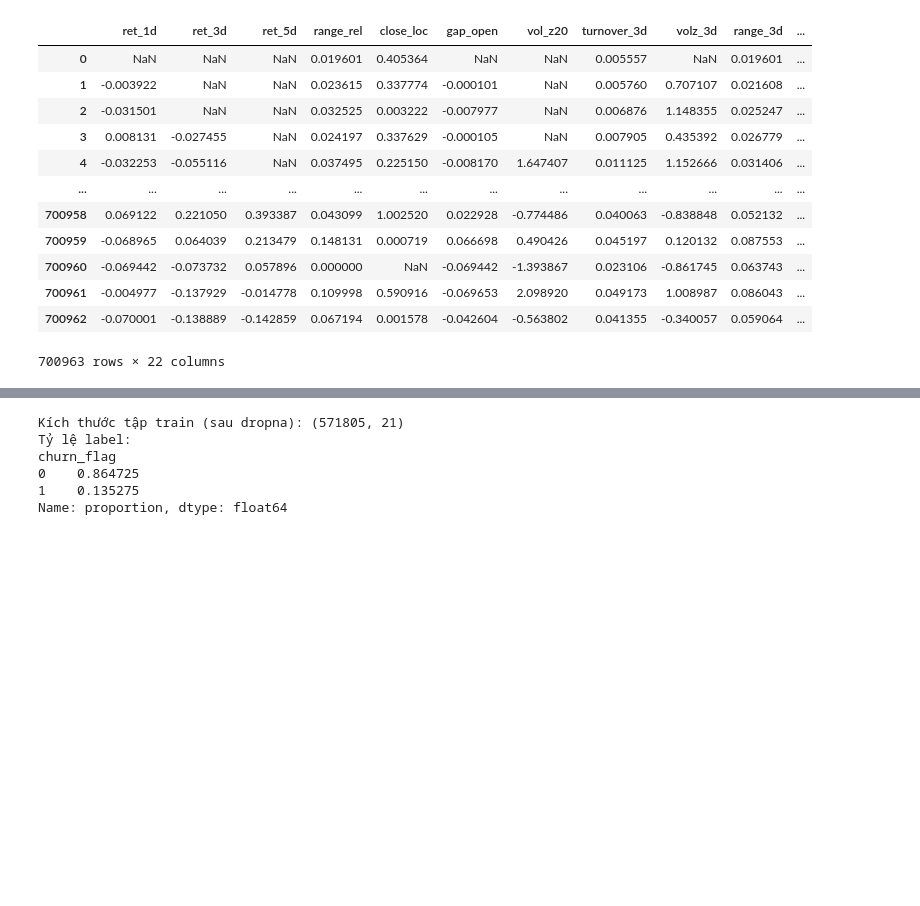
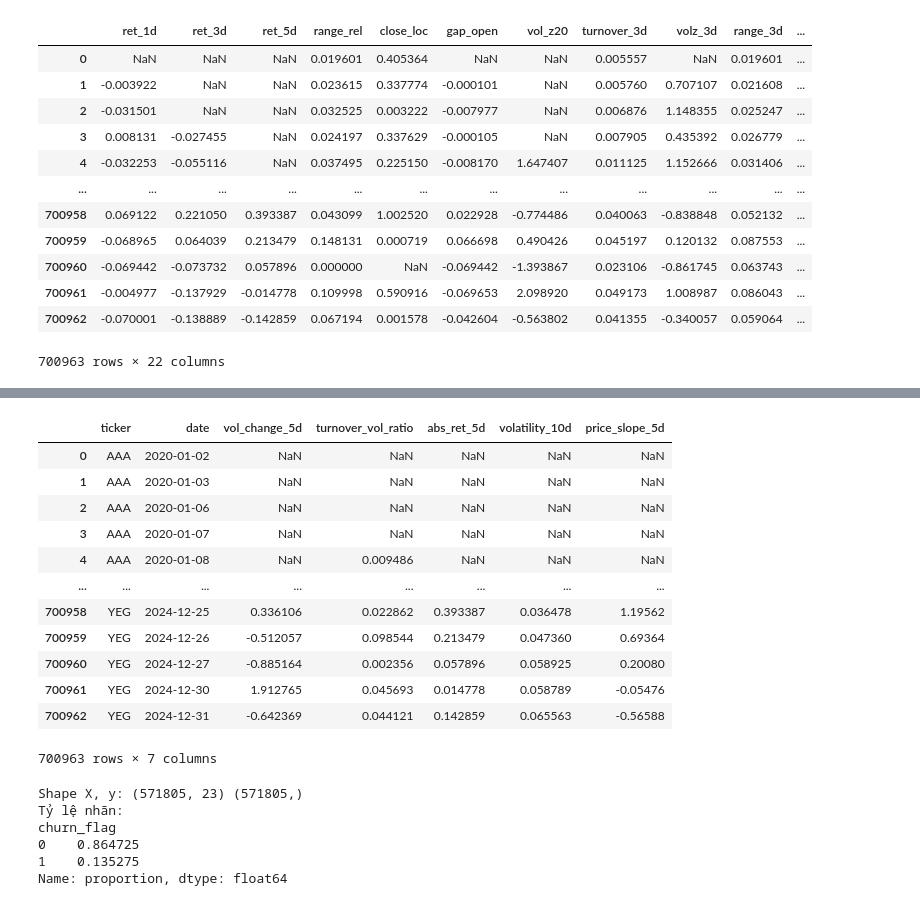
Before and after one commit to LeLongFintech/GULLIVER, a Jupyter notebook: training_model/machine_learning_model.ipynb, the cells around one changed output, grey strips where cells are left out. Drawn from its saved outputs; the diff is of its cells as text; code cells hidden in the pictures; blank space fills up the shorter version.

```diff
--- a/training_model/machine_learning_model.ipynb
+++ b/training_model/machine_learning_model.ipynb
@@ -187,27 +309,77 @@ data[feature_check]
+# %%
+data = data.sort_values(["ticker", "date"]).reset_index(drop=True)
+
+g = data.groupby("ticker", group_keys=False)
+
+# 1) Tốc độ thay đổi khối lượng trong 5 ngày
+data["vol_change_5d"] = g["volume"].transform(
+    lambda x: (x / x.shift(5)) - 1
+)
+
+# 2) Tỷ lệ giữa thanh khoản và độ “bất thường” khối lượng
+data["turnover_vol_ratio"] = data["turnover"] / (data["vol_z20"].abs() + 1e-6)
+
+# 3) Biên độ giá tuyệt đối 5 ngày (độ “mạnh” của biến động)
+data["abs_ret_5d"] = data["ret_5d"].abs()
+
+# 4) Độ biến động 10 ngày (rolling std của ret_1d)
+data["volatility_10d"] = g["ret_1d"].transform(
+    lambda x: x.rolling(10, min_periods=5).std()
+)
+
+# 5) Xu hướng giá 5 ngày (price slope)
+data["price_slope_5d"] = g["close"].transform(
+    lambda x: (x - x.shift(5)) / 5
+)
+
+data[["ticker","date","vol_change_5d","turnover_vol_ratio",
+      "abs_ret_5d","volatility_10d","price_slope_5d"]]
+# %% [output]
+|  | ticker | date | vol_change_5d | turnover_vol_ratio | abs_ret_5d | volatility_10d | price_slope_5d |
+| 0 | AAA | 2020-01-02 | NaN | NaN | NaN | NaN | NaN |
+| 1 | AAA | 2020-01-03 | NaN | NaN | NaN | NaN | NaN |
+| 2 | AAA | 2020-01-06 | NaN | NaN | NaN | NaN | NaN |
+| 3 | AAA | 2020-01-07 | NaN | NaN | NaN | NaN | NaN |
+| 4 | AAA | 2020-01-08 | NaN | 0.009486 | NaN | NaN | NaN |
+| ... | ... | ... | ... | ... | ... | ... | ... |
+| 700958 | YEG | 2024-12-25 | 0.336106 | 0.022862 | 0.393387 | 0.036478 | 1.19562 |
+| 700959 | YEG | 2024-12-26 | -0.512057 | 0.098544 | 0.213479 | 0.047360 | 0.69364 |
+| 700960 | YEG | 2024-12-27 | -0.885164 | 0.002356 | 0.057896 | 0.058925 | 0.20080 |
+| 700961 | YEG | 2024-12-30 | 1.912765 | 0.045693 | 0.014778 | 0.058789 | -0.05476 |
+| 700962 | YEG | 2024-12-31 | -0.642369 | 0.044121 | 0.142859 | 0.065563 | -0.56588 |
+700963 rows × 7 columns
 # %%
-feature_cols = [
-    "ret_1d","ret_3d","ret_5d",
-    "range_rel","close_loc","gap_open","vol_z20",
+behavior_features = [
+    # === feature behavior cũ ===
+    "ret_3d","ret_5d",
+    "range_rel","close_loc",
     "turnover_3d","volz_3d","range_3d","close_loc_3d",
     "turnover_5d","volz_5d","range_5d","close_loc_5d",
     "turnover_10d","volz_10d","range_10d","close_loc_10d",
-    "turnover_pct","mkt_cap_pct"
+    "turnover_pct","mkt_cap_pct",
+
+    # === feature behavior mới thêm ===
+    "vol_change_5d",
+    "turnover_vol_ratio",
+    "abs_ret_5d",
+    "volatility_10d",
+    "price_slope_5d",
 ]
 
 label_col = "churn_flag"
 
-# Giữ lại những dòng đủ dữ liệu
-df_model = data.dropna(subset=feature_cols + [label_col]).copy()
+# Chuẩn bị dữ liệu model
+df_model = data.dropna(subset=behavior_features + [label_col]).copy()
 
-X = df_model[feature_cols]
+X = df_model[behavior_features]
 y = df_model[label_col].astype(int)
 
-print("Kích thước tập train (sau dropna):", X.shape)
-print("Tỷ lệ label:")
+print("Shape X, y:", X.shape, y.shape)
+print("Tỷ lệ nhãn:")
 print(y.value_counts(normalize=True))
 # %% [output]
-Kích thước tập train (sau dropna): (571805, 21)
-Tỷ lệ label:
+Shape X, y: (571805, 23) (571805,)
+Tỷ lệ nhãn:
 churn_flag
 0    0.864725
 1    0.135275
```
Also changed, not shown: parts of 27 cells of this notebook, 1 other file.
